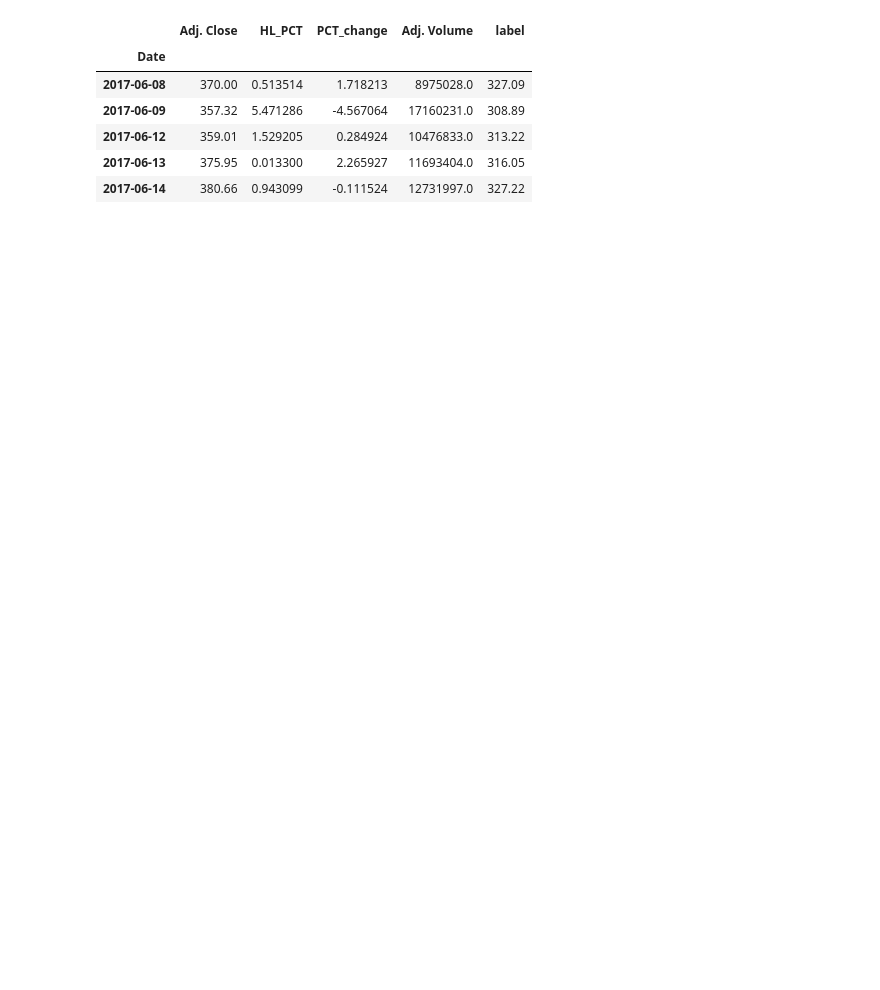
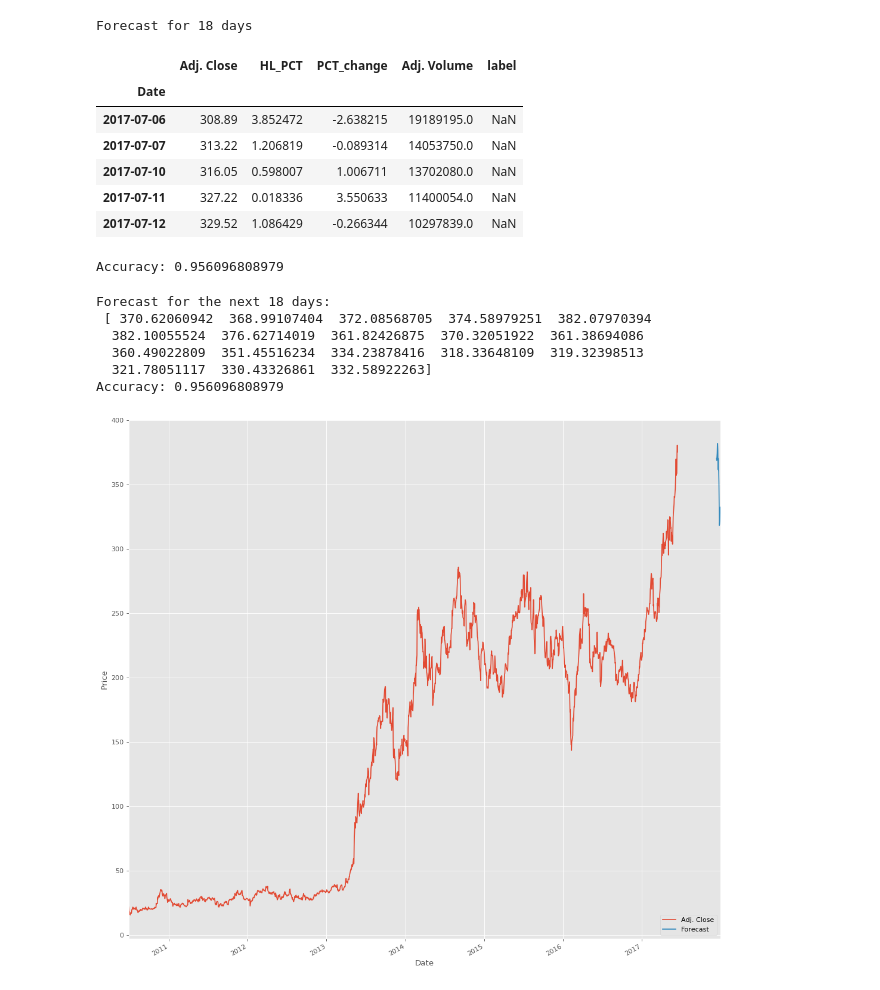
Before and after one commit to kplachkov/Machine-Learning, a Jupyter notebook: Regression/Regression.ipynb, the cells around one changed output. Drawn from its saved outputs; the diff is of its cells as text; code cells hidden in the pictures; blank space fills up the shorter version.

Commit message:
Added: Training and testing, plot of the forecast, some refactoring of the code.

```diff
--- a/Regression/Regression.ipynb
+++ b/Regression/Regression.ipynb
@@ -28,22 +36,25 @@ df.tail()
 # %%
+# Features and Labels
 forecast_col = "Adj. Close"
 forecast_out = int(math.ceil(0.01 * len(df)))  # 1% of the frame.
+print("Forecast for %d days" %forecast_out)
 
 df["label"] = df[forecast_col].shift(-forecast_out)
-df.dropna(inplace=True)
 
 df.tail()
 # %% [output]
+Forecast for 18 days
 |  | Adj. Close | HL_PCT | PCT_change | Adj. Volume | label |
 | Date |  |  |  |  |  |
-| 2017-06-08 | 370.00 | 0.513514 | 1.718213 | 8975028.0 | 327.09 |
-| 2017-06-09 | 357.32 | 5.471286 | -4.567064 | 17160231.0 | 308.89 |
-| 2017-06-12 | 359.01 | 1.529205 | 0.284924 | 10476833.0 | 313.22 |
-| 2017-06-13 | 375.95 | 0.013300 | 2.265927 | 11693404.0 | 316.05 |
-| 2017-06-14 | 380.66 | 0.943099 | -0.111524 | 12731997.0 | 327.22 |
+| 2017-07-06 | 308.89 | 3.852472 | -2.638215 | 19189195.0 | NaN |
+| 2017-07-07 | 313.22 | 1.206819 | -0.089314 | 14053750.0 | NaN |
+| 2017-07-10 | 316.05 | 0.598007 | 1.006711 | 13702080.0 | NaN |
+| 2017-07-11 | 327.22 | 0.018336 | 3.550633 | 11400054.0 | NaN |
+| 2017-07-12 | 329.52 | 1.086429 | -0.266344 | 10297839.0 | NaN |
 # %%
 X = np.array(df.drop(["label"], 1))
+X = preprocessing.scale(X)  # Adds processing time
+X_lately = X[-forecast_out:]
+X = X[:-forecast_out]
+df.dropna(inplace=True)
 y = np.array(df["label"])
-
-X = preprocessing.scale(X)  # Adds processing time
-y = np.array(df["label"])
@@ -51,0 +61,49 @@ y = np.array(df["label"])
+# %%
+# Training and Testing
+X_train, X_test, y_train, y_test = cross_validation.train_test_split(X, y, test_size=0.3)
+clf = LinearRegression(n_jobs=-1)  # Classifier
+clf.fit(X_train, y_train)
+
+# Saving the Classifier
+# with open("linearregression.pickle", "wb") as f:
+#     pickle.dump(clf, f)
+
+# pickle_in = open("linearregression.pickle", "rb")
+# clf = pickle.load(pickle_in)
+
+accuracy = clf.score(X_test, y_test)
+print("Accuracy: %s" %accuracy)  # square error
+# %% [output]
+Accuracy: 0.956096808979
+# %%
+# Forecasting and Predicting
+forecast_set = clf.predict(X_lately)
+print("Forecast for the next %s days:\n" %forecast_out, forecast_set, "\nAccuracy:", accuracy)
+# %% [output]
+Forecast for the next 18 days:
+ [ 370.62060942  368.99107404  372.08568705  374.58979251  382.07970394
+  382.10055524  376.62714019  361.82426875  370.32051922  361.38694086
+  360.49022809  351.45516234  334.23878416  318.33648109  319.32398513
+  321.78051117  330.43326861  332.58922263]
+Accuracy: 0.956096808979
+# %%
+df["Forecast"] = np.nan  # Specify that the column is not a number
+last_date = df.iloc[-1].name
+last_unix = last_date.timestamp()
+one_day = 86400  # Seconds in a day
+next_unix = last_unix + one_day
+for i in forecast_set:
+    # Making the future features NaN
+    next_date = datetime.datetime.fromtimestamp(next_unix)
+    next_unix += one_day
+    df.loc[next_date] = [np.nan for _ in range(len(df.columns) - 1)] + [i]  # The index of the dataframe
+
+plt.figure(figsize=(16, 16), dpi= 100)
+df["Adj. Close"].plot()
+df["Forecast"].plot()
+plt.legend(loc=4)  # Putting it on the bottom right
+plt.xlabel("Date")
+plt.ylabel("Price")
+plt.show()
+# %% [output]
+[figure, added]
```
Also changed, not shown: parts of 5 cells of this notebook.
